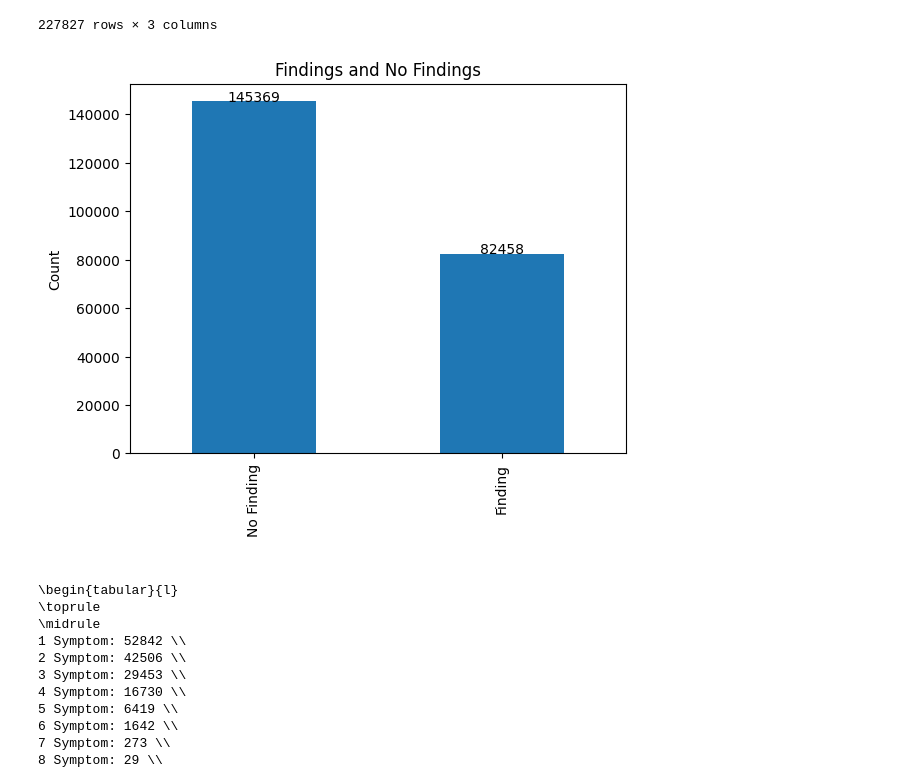
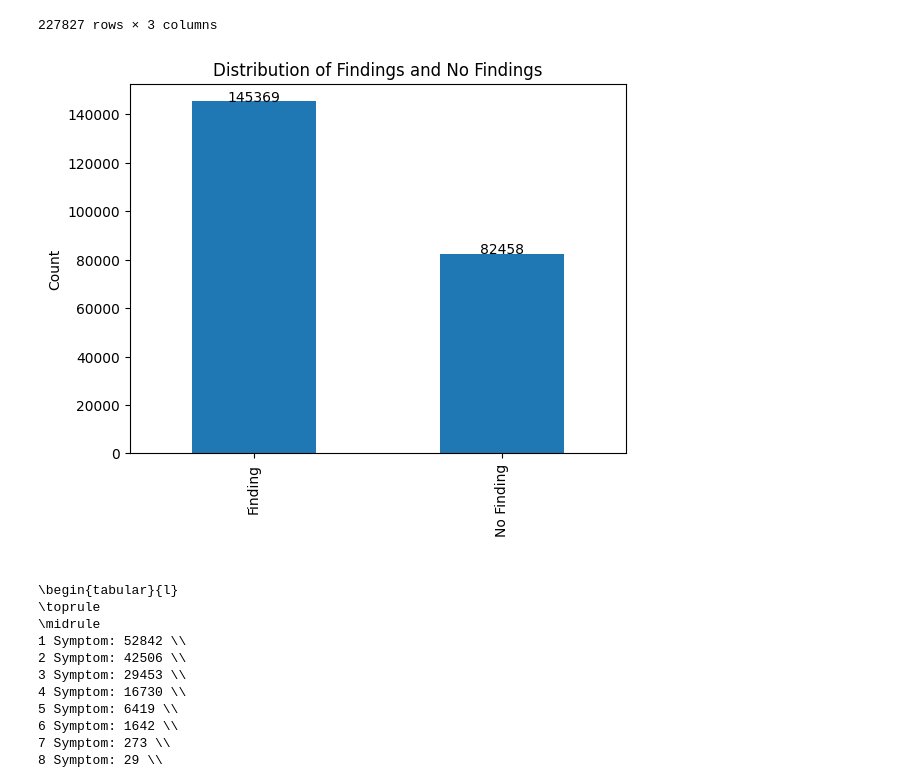
Before and after one commit to lal3lu03/MMCLFMI, a Jupyter notebook: Visualization_preprocessing/visualization.ipynb, the cells around one changed output. Saved outputs shown, nothing was run; the diff lists cells and outputs as text; code cells hidden in the pictures.

```diff
--- a/Visualization_preprocessing/visualization.ipynb
+++ b/Visualization_preprocessing/visualization.ipynb
@@ -94,29 +99,24 @@ only_findings_df
 | 227826 | 59998558 | 0 | 1 |
 227827 rows × 3 columns
 # %%
-# Count the number of No Finding and Findings in the 'only_findings_df' dataframe
+# Count the number of No Finding and Findings
 findings_count = only_findings_df['Findings'].value_counts()
 
-# Create a bar chart of the findings count
+# Create a bar chart
 ax = findings_count.plot(kind='bar', title='Distribution of Findings and No Findings')
-
-# Set the x-axis label
 ax.set_xlabel(' ')
-
-# Set the y-axis label
 ax.set_ylabel('Count')
 
 # Add the true count as text on top of each bar
 for i, v in enumerate(findings_count.values):
     ax.text(i, v+100, str(v), ha='center', fontsize=10)
 
 # Set the x-tick labels to "No Finding" and "Finding"
-ax.set_xticklabels(['No Finding', 'Finding'])
+ax.set_xticklabels(['Finding', 'No Finding'])
 
-# Show the plot
 plt.show()
 # %% [output]
-[figure, old version]
+[figure, new version]
 # %%
 # Count the number of symptoms
 # For each row, count the number of 1's in the columns representing symptoms
```
Also changed, not shown: parts of 7 cells of this notebook.
